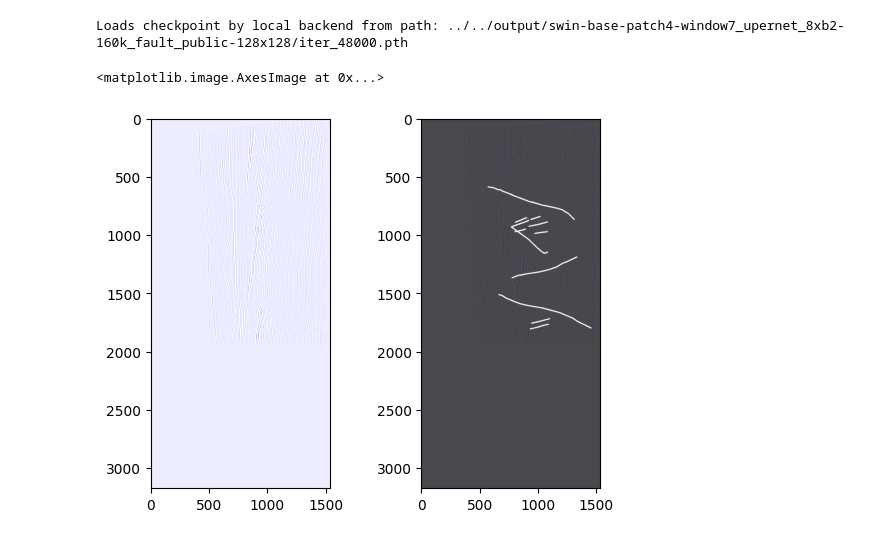
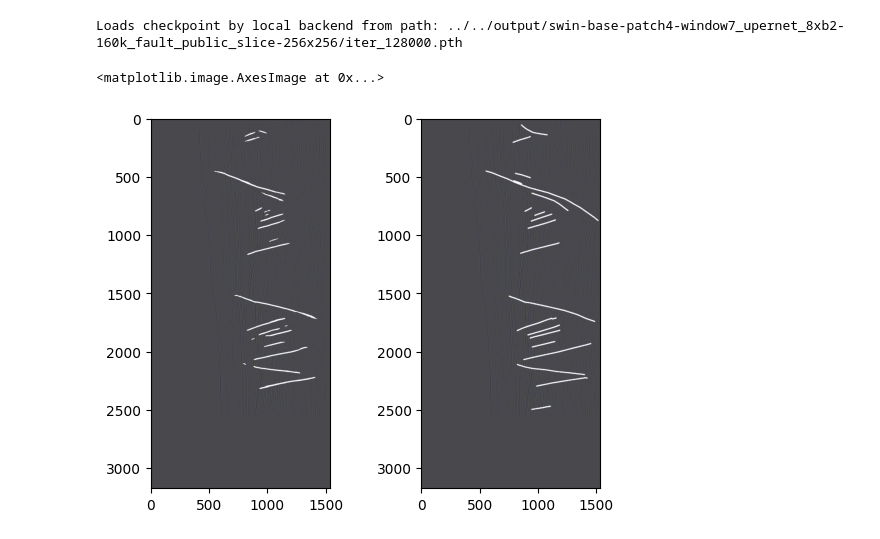
Before and after one commit to Kinlyran/Fault_Recong_zzr, a Jupyter notebook: mmsegmentation/projects/Fault_recong/inference_demo.ipynb, the cells around one changed output. Cells and saved outputs as stored; diff of their text form; code cells hidden in the pictures.

```diff
--- a/mmsegmentation/projects/Fault_recong/inference_demo.ipynb
+++ b/mmsegmentation/projects/Fault_recong/inference_demo.ipynb
@@ -7,36 +7,36 @@ from mmseg.apis import init_model, inference_model, show_result_pyplot
 import os
 import numpy as np
 # %%
-config_file = '../../output/swin-base-patch4-window7_upernet_8xb2-160k_fault_public-128x128/swin-base-patch4-window7_upernet_8xb2-160k_fault_public-128x128.py'
-checkpoint_file = '../../output/swin-base-patch4-window7_upernet_8xb2-160k_fault_public-128x128/iter_48000.pth'
+config_file = '../../output/swin-base-patch4-window7_upernet_8xb2-160k_fault_public_slice-256x256/swin-base-patch4-window7_upernet_8xb2-160k_fault_public_slice-256x256.py'
+checkpoint_file = '../../output/swin-base-patch4-window7_upernet_8xb2-160k_fault_public_slice-256x256/iter_128000.pth'
 # %%
 # build the model from a config file and a checkpoint file
 # model = init_model(config_file, checkpoint_file, device='cuda:0')
 model = init_model(config_file, checkpoint_file, device='cpu')
 # %% [output]
-Loads checkpoint by local backend from path: ../../output/swin-base-patch4-window7_upernet_8xb2-160k_fault_public-128x128/iter_48000.pth
+Loads checkpoint by local backend from path: ../../output/swin-base-patch4-window7_upernet_8xb2-160k_fault_public_slice-256x256/iter_128000.pth
 # %%
 # test a single image
-root_dir = '/home/zhangzr/FaultRecongnition/Fault_data/public_data/2d_slices/train/image/'
-idx = 10
+root_dir = '/home/zhangzr/FaultRecongnition/Fault_data/public_data/2d_slices/val/image/'
+idx = 11
 img_lst = os.listdir(root_dir)
-img = mmcv.imread(os.path.join(root_dir, img_lst[idx]), flag='unchanged')
+img = np.load(os.path.join(root_dir, img_lst[idx]))
 # if not torch.cuda.is_available():
 model = revert_sync_batchnorm(model)
 result = inference_model(model, img)
 pred = result.pred_sem_seg.data.detach().cpu().squeeze(0).numpy()
 # print(pred)
-ann = mmcv.imread(os.path.join(root_dir.replace('image', 'ann'),img_lst[idx]), flag='unchanged')
+ann = mmcv.imread(os.path.join(root_dir.replace('image', 'ann'),img_lst[idx].replace('npy', 'png')), flag='unchanged')
 # %%
 # show the results
 # vis_result = show_result_pyplot(model, img, result)
 # plt.imshow(mmcv.bgr2rgb(vis_result))
 plt.subplot(1,2,1)
 plt.imshow(img, cmap='seismic')
-# plt.imshow(pred, cmap='gray', alpha=0.7)
+plt.imshow(pred, cmap='gray', alpha=0.7)
 plt.subplot(1,2,2)
-plt.imshow(mmcv.imread(img, flag='unchanged'), cmap='seismic')
+plt.imshow(img, cmap='seismic')
 plt.imshow(ann, cmap='gray', alpha=0.7)
 # %% [output]
 <matplotlib.image.AxesImage at 0x...>
-[figure, old version]
+[figure, new version]
```
Also changed, not shown: 6 other files.
